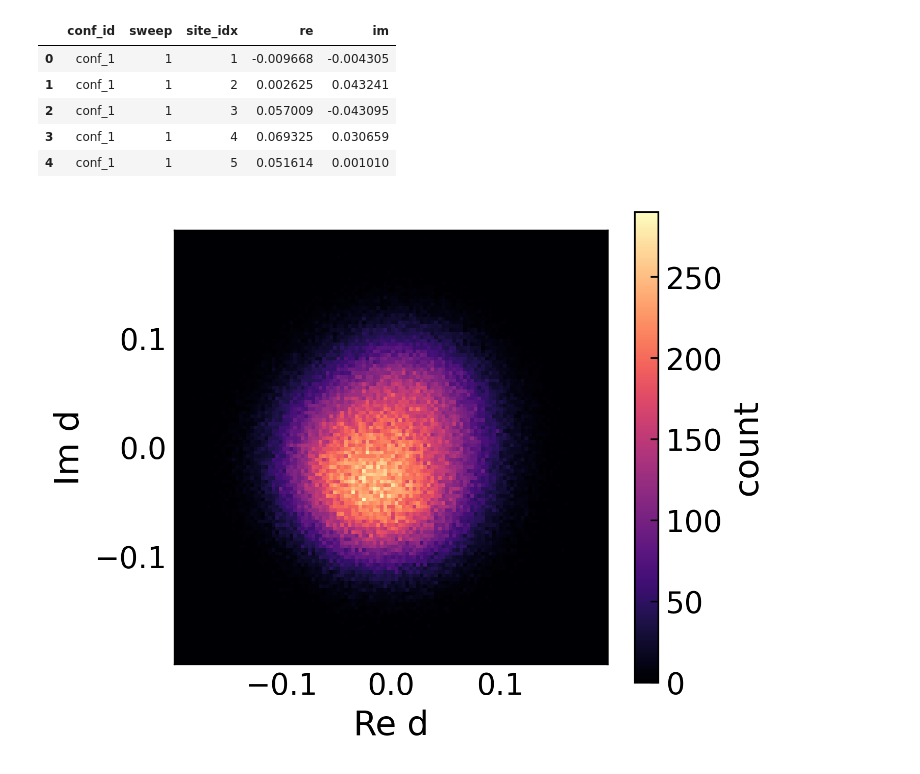
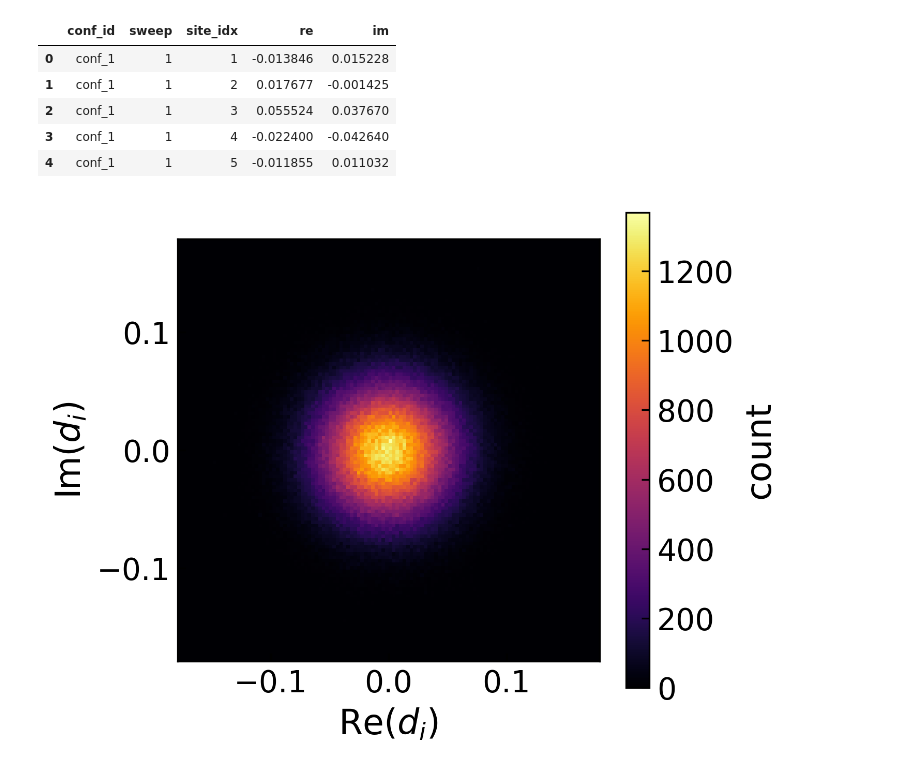
Before and after one commit to YinkaiYu/Hybrid-Monte-Carlo-for-d-wave-SC, a Jupyter notebook: projectHPC/example/plot_histogram.ipynb, the cells around one changed output. Cells and saved outputs as stored; diff of their text form; code cells hidden in the pictures.

```diff
--- a/projectHPC/example/plot_histogram.ipynb
+++ b/projectHPC/example/plot_histogram.ipynb
@@ -18,40 +18,40 @@ plt.rcParams.update({
     "figure.figsize": (5, 4),
 })
 # %%
-T = 0.03
+T = 0.02
 data_dir = f"T_{T}"
 csv_file = os.path.join(data_dir, "pairscatter_points.csv")
 df = pd.read_csv(csv_file)
 df.head()
 # %% [output]
 |  | conf_id | sweep | site_idx | re | im |
-| 0 | conf_1 | 1 | 1 | -0.009668 | -0.004305 |
-| 1 | conf_1 | 1 | 2 | 0.002625 | 0.043241 |
-| 2 | conf_1 | 1 | 3 | 0.057009 | -0.043095 |
-| 3 | conf_1 | 1 | 4 | 0.069325 | 0.030659 |
-| 4 | conf_1 | 1 | 5 | 0.051614 | 0.001010 |
+| 0 | conf_1 | 1 | 1 | -0.013846 | 0.015228 |
+| 1 | conf_1 | 1 | 2 | 0.017677 | -0.001425 |
+| 2 | conf_1 | 1 | 3 | 0.055524 | 0.037670 |
+| 3 | conf_1 | 1 | 4 | -0.022400 | -0.042640 |
+| 4 | conf_1 | 1 | 5 | -0.011855 | 0.011032 |
 # %%
 # 2D histogram in complex plane
 re = df["re"].to_numpy()
 im = df["im"].to_numpy()
 
 n_bins = 120
 max_abs = np.max(np.abs(np.concatenate([re, im])))
 edges = np.linspace(-max_abs, max_abs, n_bins + 1)
 
 H, xedges, yedges = np.histogram2d(re, im, bins=[edges, edges])
 
 plt.figure(figsize=(5, 4), dpi=300)
-pcm = plt.pcolormesh(xedges, yedges, H.T, shading="auto", cmap="magma")
+pcm = plt.pcolormesh(xedges, yedges, H.T, shading="auto", cmap="inferno")
 cbar = plt.colorbar(pcm)
 cbar.set_label("count")
-plt.xlabel("Re d")
-plt.ylabel("Im d")
+plt.xlabel(r"Re$(d_i)$")
+plt.ylabel(r"Im$(d_i)$")
 plt.axis("scaled")
 plt.tight_layout()
 plt.show()
 # %% [output]
-[figure, old version]
+[figure, new version]
 # %%
 # Re(d) distribution
 bins = np.linspace(-max_abs, max_abs, n_bins + 1)
```
Also changed, not shown: parts of 4 cells of this notebook, 4 other files.
